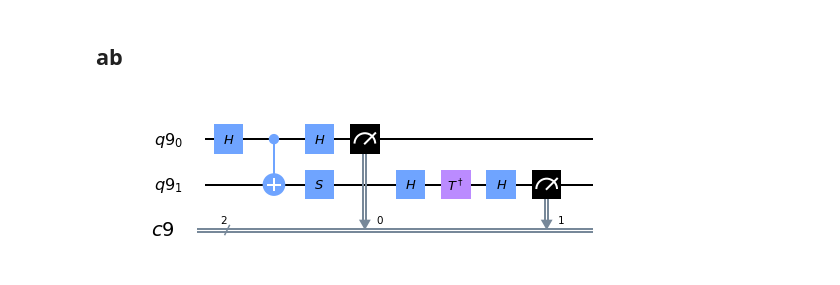
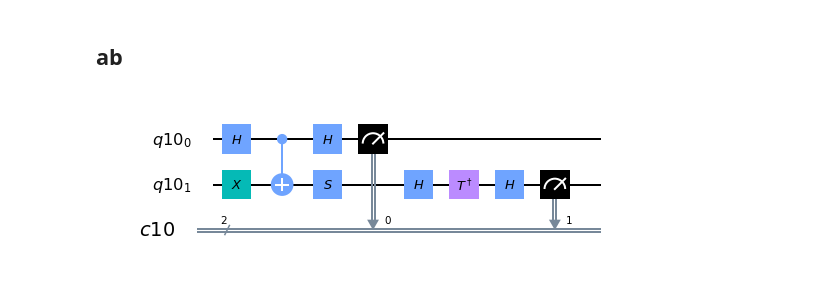
Before and after one commit to parton-quark/widecamp2019f, a Jupyter notebook: CHSH_widecamp.ipynb, the cells around one changed output. Saved outputs shown, nothing was run; the diff lists cells and outputs as text; code cells hidden in the pictures.

```diff
--- a/CHSH_widecamp.ipynb
+++ b/CHSH_widecamp.ipynb
@@ -230,13 +231,13 @@ print(Ab)
 # %%
 q = QuantumRegister(2)
 c = ClassicalRegister(2)
 qc = QuantumCircuit(q,c)
-make_psiplus(q[0],q[1])
+make_phi_plus(q[0],q[1])
 a_basis(q[0],c[0])
 b_basis(q[1],c[1])
 qc.draw(output='mpl')
 # %% [output]
-[figure, old version]
+[figure, new version]
 # %%
 backend = Aer.get_backend('qasm_simulator')
 job = execute(qc, backend, shots=1000)
```
Also changed, not shown: parts of 15 cells of this notebook.
